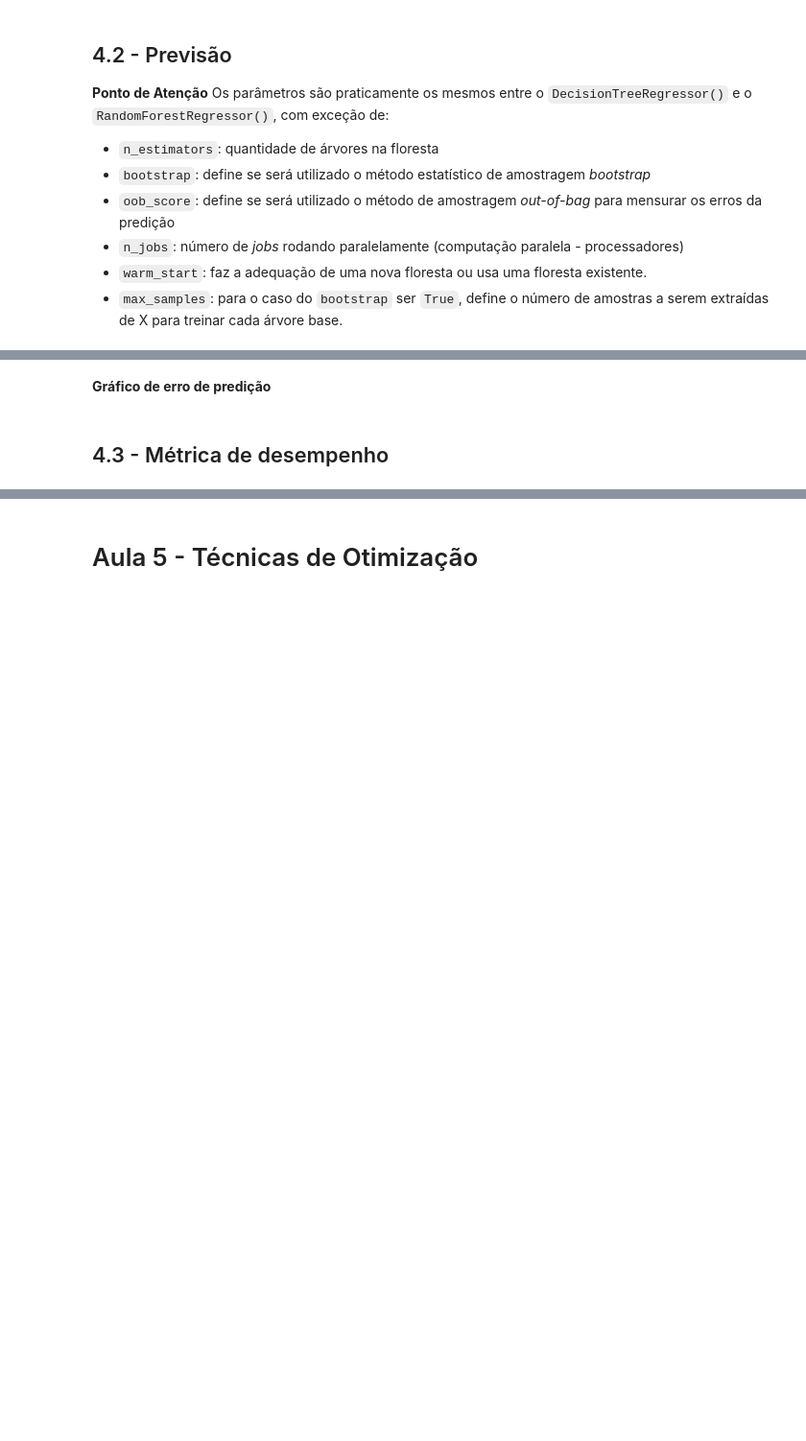
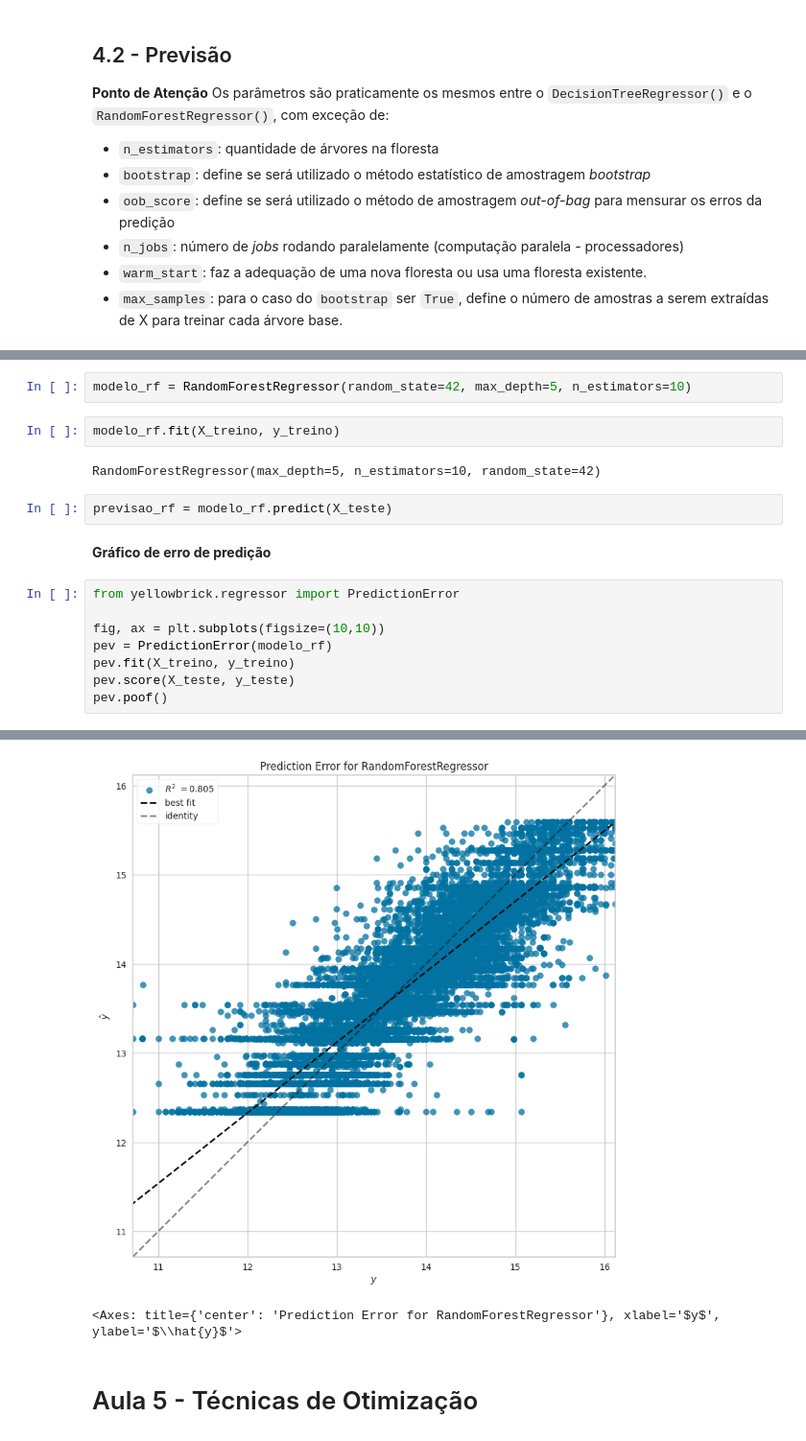
Before and after one commit to EduardoAMelo/ML_Engineering, a Jupyter notebook: sklearn/classroom.ipynb, the cells around one changed output, grey strips where cells are left out. Shown at 96% size. Drawn from its saved outputs; the diff is of its cells as text; blank space fills up the shorter version.

```diff
--- a/sklearn/classroom.ipynb
+++ b/sklearn/classroom.ipynb
@@ -624,4 +626,19 @@ Os parâmetros são praticamente os mesmos entre o `DecisionTreeRegressor()` e o
+# %%
+modelo_rf = RandomForestRegressor(random_state=42, max_depth=5, n_estimators=10)
+# %%
+modelo_rf.fit(X_treino, y_treino)
+# %% [output]
+RandomForestRegressor(max_depth=5, n_estimators=10, random_state=42)
+# %%
+previsao_rf = modelo_rf.predict(X_teste)
 # %% [markdown]
 **Gráfico de erro de predição**
-# %% [markdown]
-## 4.3 - Métrica de desempenho
+# %%
+from yellowbrick.regressor import PredictionError
+
+fig, ax = plt.subplots(figsize=(10,10))
+pev = PredictionError(modelo_rf)
+pev.fit(X_treino, y_treino)
+pev.score(X_teste, y_teste)
+pev.poof()
+# %% [output]
@@ -628,3 +662,5 @@ Os parâmetros são praticamente os mesmos entre o `DecisionTreeRegressor()` e o
+[figure, added]
+<Axes: title={'center': 'Prediction Error for RandomForestRegressor'}, xlabel='$y$', ylabel='$\\hat{y}$'>
 # %% [markdown]
 # Aula 5 - Técnicas de Otimização
 # %% [markdown]
```
Also changed, not shown: parts of 29 cells of this notebook.
